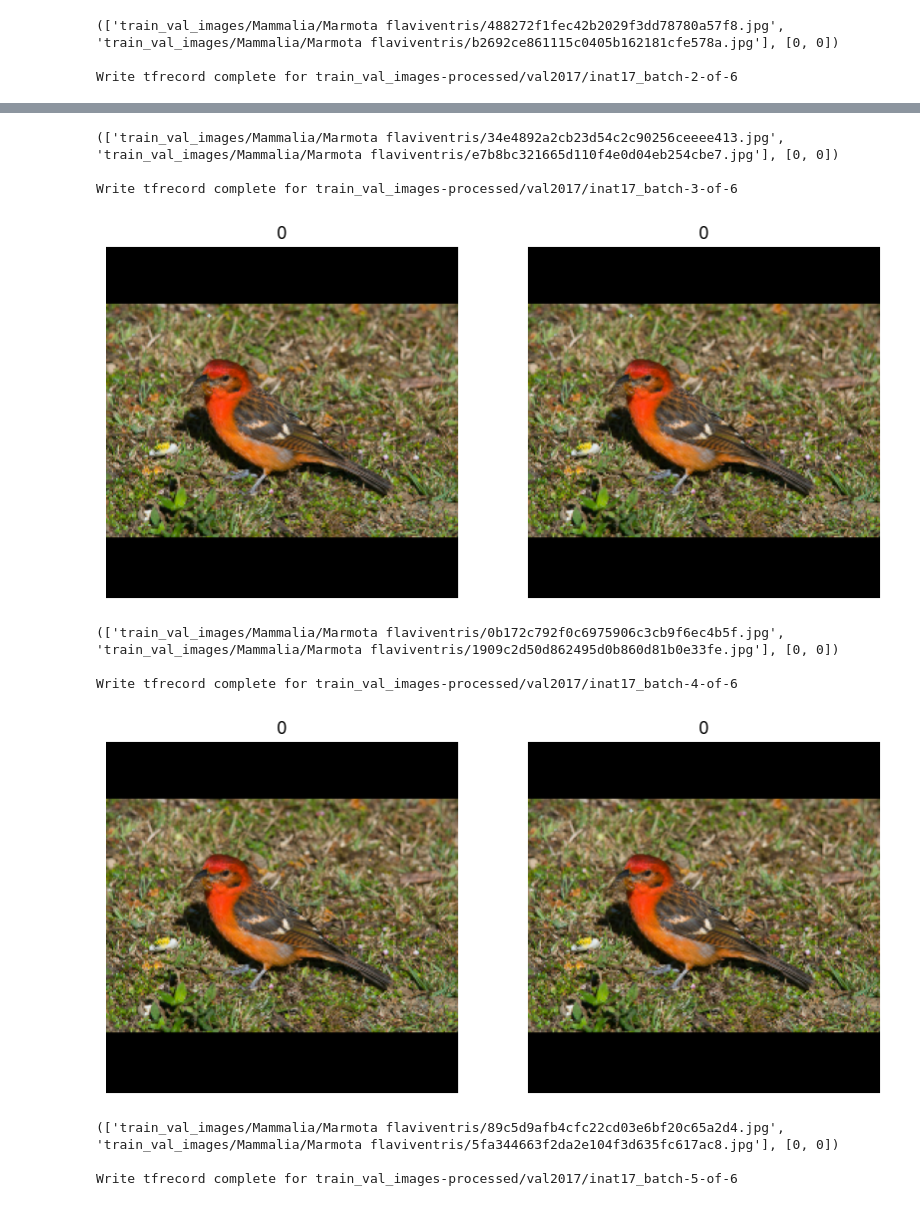
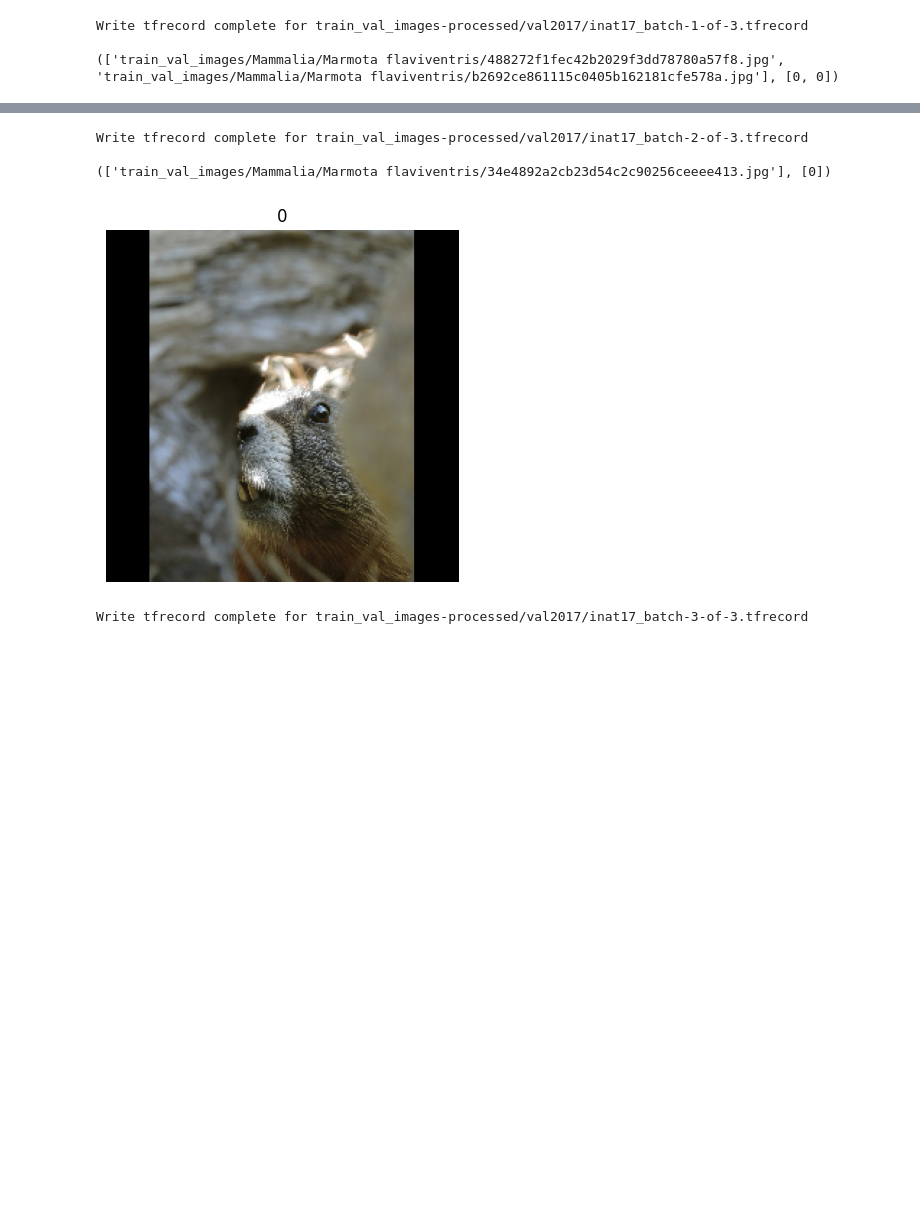
Before and after one commit to dyluc/transformers, a Jupyter notebook: dataset-utils/preprocessing.ipynb, the cells around one changed output, grey strips where cells are left out. Saved outputs shown, nothing was run; the diff lists cells and outputs as text; code cells hidden in the pictures; blank space fills up the shorter version.

```diff
--- a/dataset-utils/preprocessing.ipynb
+++ b/dataset-utils/preprocessing.ipynb
@@ -32,7 +32,6 @@ def batch_annotations(annotations, batch_size):
 
 def preprocess_image(file_name, label, resize_method="pad"):
     # load and decode jpeg
-    file_name = "./train_val_images/Aves/Piranga bidentata/3bd614b3011fd77571d44f0a41fae950.jpg"
     image = tf.io.read_file(file_name)
     image = tf.io.decode_jpeg(image, channels=3)
 
@@ -100,7 +99,7 @@ tfrecord_file_prefix = f"train_val_images-processed/{dataset_type}/"
 with open(f"./train_val2017/{dataset_type}-processed.json", "r") as f:
     annotations = json.load(f)
 
-annotations = annotations[:11]
+annotations = annotations[:5]
 
 example_batches = batch_annotations(annotations, records_per_file)
 example_batches_len = len(example_batches)
@@ -115,8 +114,8 @@ for i, example_batch in enumerate(example_batches):
     dataset = tf.data.Dataset.from_tensor_slices(example_batch)
     dataset = dataset.map(preprocess_image, num_parallel_calls=tf.data.AUTOTUNE).shuffle(buffer_size=records_per_file)
 
-    tfrecord_file = f"{tfrecord_file_prefix}inat17_batch-{i+1}-of-{example_batches_len}"
-    # write_tfrecord(dataset, tfrecord_file)
+    tfrecord_file = f"{tfrecord_file_prefix}inat17_batch-{i+1}-of-{example_batches_len}.tfrecord"
+    write_tfrecord(dataset, tfrecord_file)
 
     # optionally display a few of the images in the batch
     display_first_n_batch_images(dataset, min(10, records_per_file))
@@ -130,3 +128,3 @@ Write tfrecord complete for train_val_images-processed/val2017/inat17_batch-1-of
-(['train_val_images/Mammalia/Marmota flaviventris/488272f1fec42b2029f3dd78780a57f8.jpg', 'train_val_images/Mammalia/Marmota flaviventris/b2692ce861115c0405b162181cfe578a.jpg'], [0, 0])
-
-Write tfrecord complete for train_val_images-processed/val2017/inat17_batch-2-of-6
+Write tfrecord complete for train_val_images-processed/val2017/inat17_batch-1-of-3.tfrecord
+
+(['train_val_images/Mammalia/Marmota flaviventris/488272f1fec42b2029f3dd78780a57f8.jpg', 'train_val_images/Mammalia/Marmota flaviventris/b2692ce861115c0405b162181cfe578a.jpg'], [0, 0])
@@ -134,11 +132,5 @@ Write tfrecord complete for train_val_images-processed/val2017/inat17_batch-2-of
-(['train_val_images/Mammalia/Marmota flaviventris/34e4892a2cb23d54c2c90256ceeee413.jpg', 'train_val_images/Mammalia/Marmota flaviventris/e7b8bc321665d110f4e0d04eb254cbe7.jpg'], [0, 0])
-
-Write tfrecord complete for train_val_images-processed/val2017/inat17_batch-3-of-6
+Write tfrecord complete for train_val_images-processed/val2017/inat17_batch-2-of-3.tfrecord
+
+(['train_val_images/Mammalia/Marmota flaviventris/34e4892a2cb23d54c2c90256ceeee413.jpg'], [0])
-[figure, old version]
+[figure, new version]
-(['train_val_images/Mammalia/Marmota flaviventris/0b172c792f0c6975906c3cb9f6ec4b5f.jpg', 'train_val_images/Mammalia/Marmota flaviventris/1909c2d50d862495d0b860d81b0e33fe.jpg'], [0, 0])
-
-Write tfrecord complete for train_val_images-processed/val2017/inat17_batch-4-of-6
-[figure, removed]
-(['train_val_images/Mammalia/Marmota flaviventris/89c5d9afb4cfc22cd03e6bf20c65a2d4.jpg', 'train_val_images/Mammalia/Marmota flaviventris/5fa344663f2da2e104f3d635fc617ac8.jpg'], [0, 0])
-
-Write tfrecord complete for train_val_images-processed/val2017/inat17_batch-5-of-6
+Write tfrecord complete for train_val_images-processed/val2017/inat17_batch-3-of-3.tfrecord
```
Also changed, not shown: parts of 2 cells of this notebook, 4 other files.
